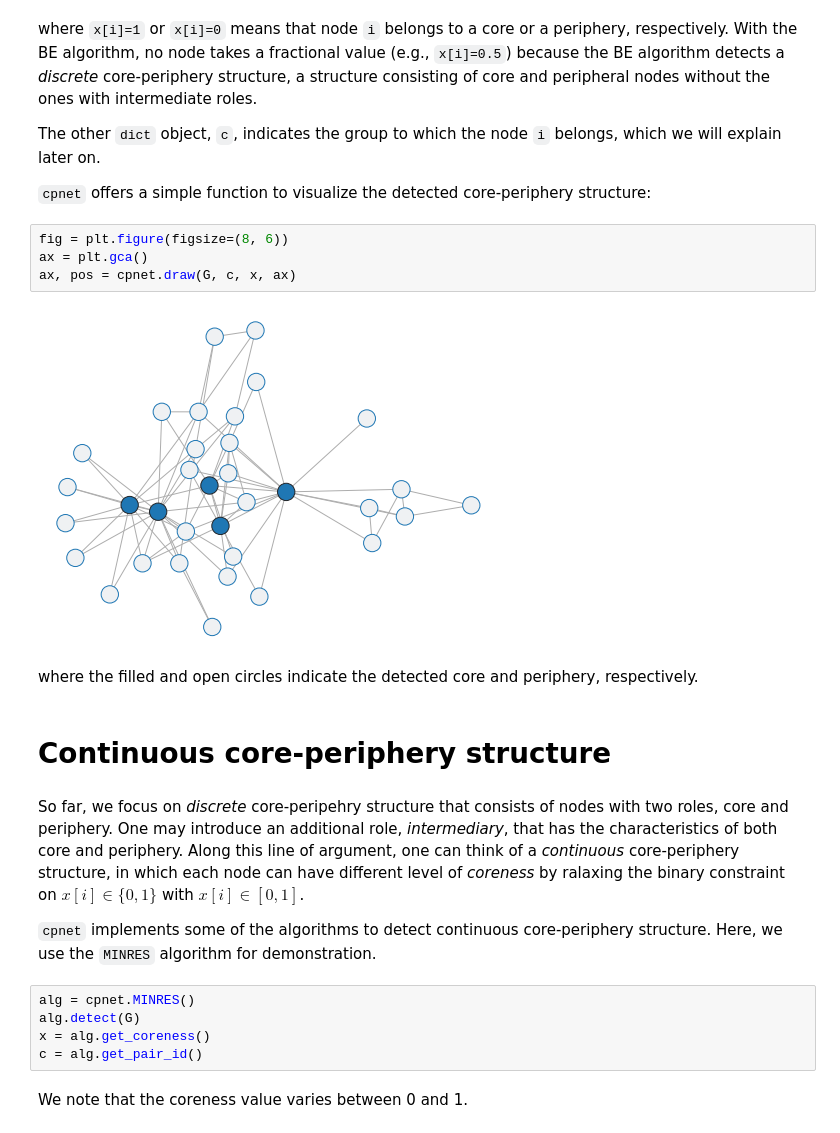
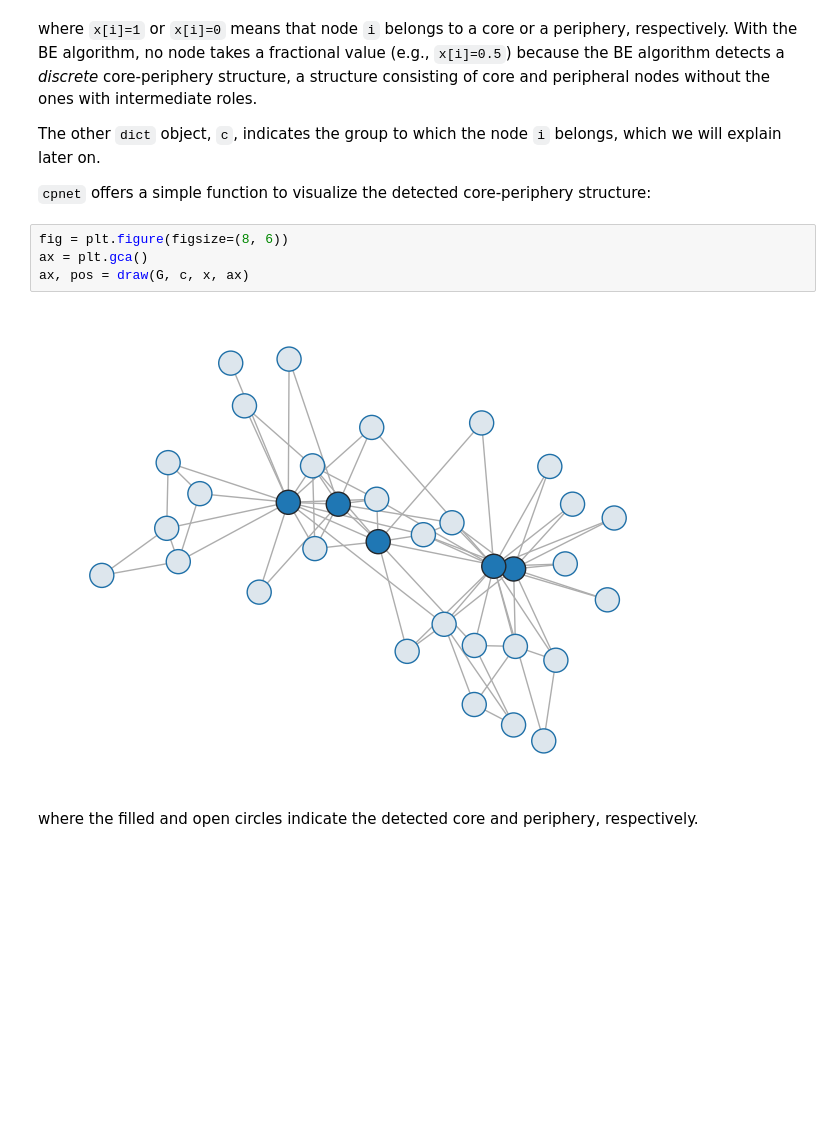
Before and after one commit to YasAsgari/core-periphery-detection, a Jupyter notebook: examples/How_to_use_cpnet.ipynb, the cells around one changed output. Cells and saved outputs as stored; diff of their text form; blank space fills up the shorter version.

```diff
--- a/examples/How_to_use_cpnet.ipynb
+++ b/examples/How_to_use_cpnet.ipynb
@@ -59,21 +57,8 @@ The other `dict` object, `c`, indicates the group to which the node `i` belongs,
 # %%
 fig = plt.figure(figsize=(8, 6))
 ax = plt.gca()
-ax, pos = cpnet.draw(G, c, x, ax)
+ax, pos = draw(G, c, x, ax)
 # %% [output]
-[figure, old version]
+[figure, new version]
 # %% [markdown]
 where the filled and open circles indicate the detected core and periphery, respectively.
-# %% [markdown]
-# Continuous core-periphery structure
-# %% [markdown]
-So far, we focus on *discrete* core-peripehry structure that consists of nodes with two roles, core and periphery. One may introduce an additional role, *intermediary*, that has the characteristics of both core and periphery. Along this line of argument, one can think of a *continuous* core-periphery structure, in which each node can have different level of *coreness* by ralaxing the binary constraint on $x[i] \in \{0,1\}$ with $x[i] \in [0,1]$.
-
-`cpnet` implements some of the algorithms to detect continuous core-periphery structure. Here, we use the `MINRES` algorithm for demonstration.
-# %%
-alg = cpnet.MINRES()
-alg.detect(G)
-x = alg.get_coreness()
-c = alg.get_pair_id()
-# %% [markdown]
-We note that the coreness value varies between 0 and 1.
```
Also changed, not shown: parts of 27 cells of this notebook, 16 other files.
